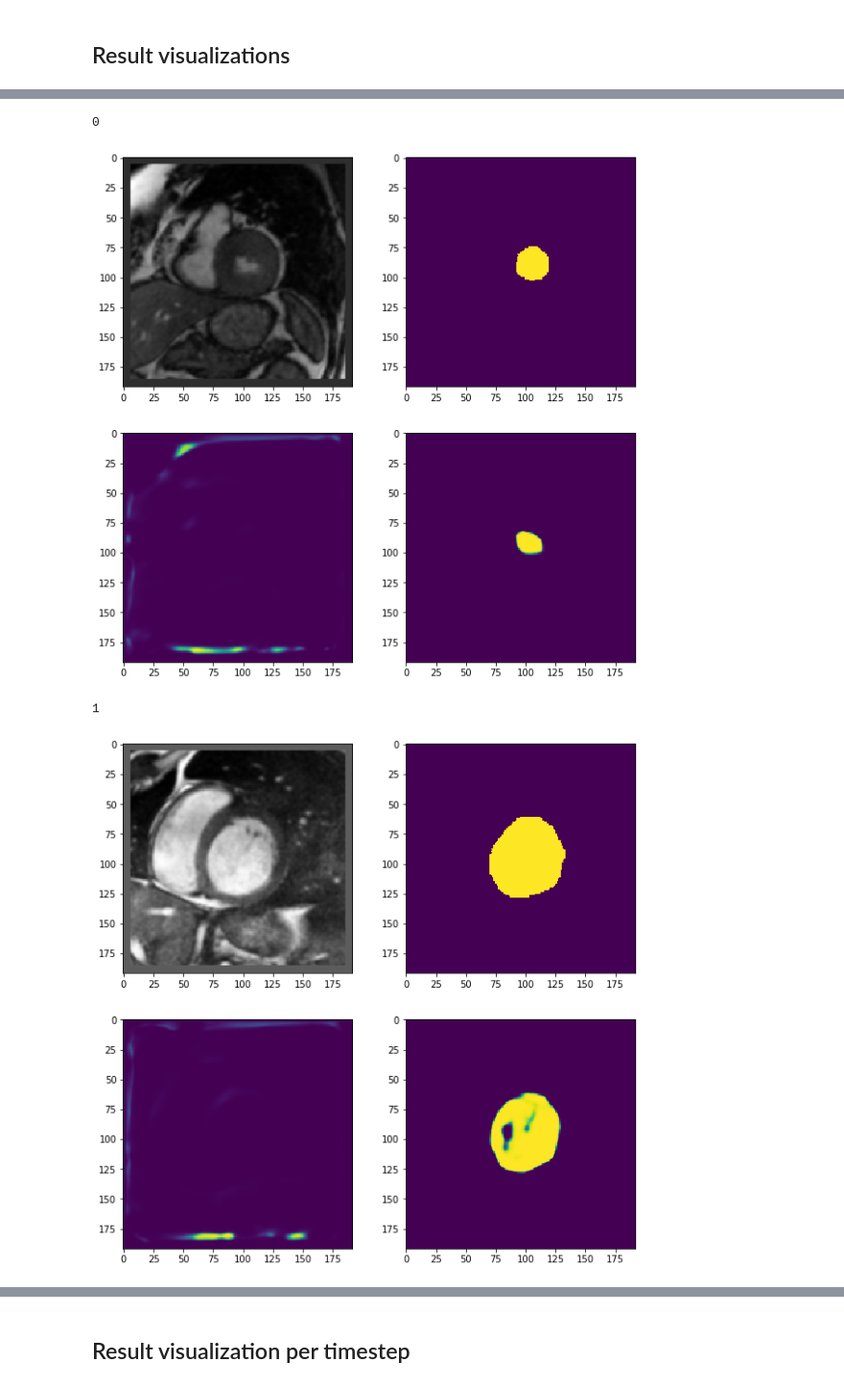
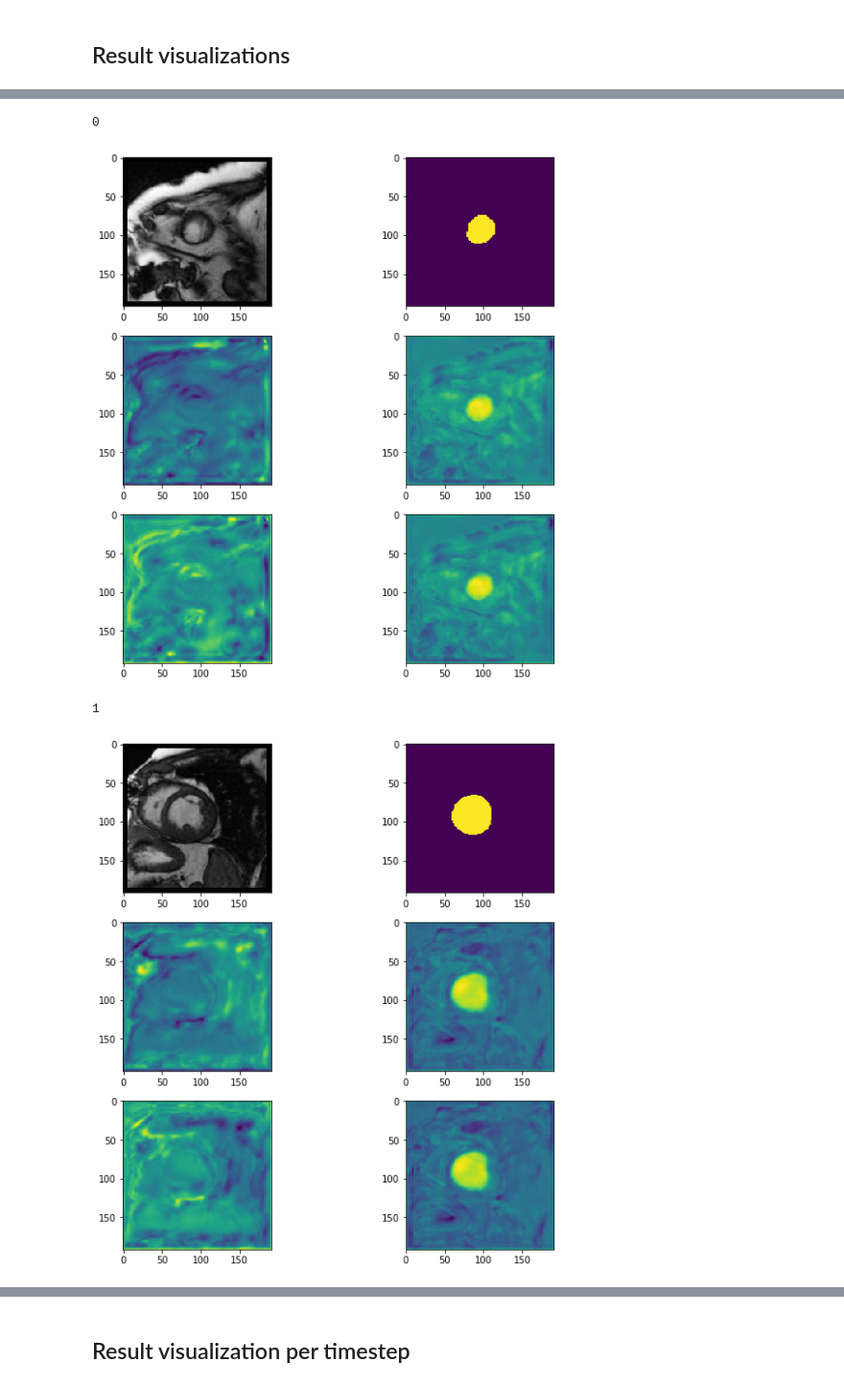
Before and after one commit to jasonliam/gammanet-pytorch, a Jupyter notebook: experiments-comp.ipynb, the cells around one changed output, grey strips where cells are left out. Shown at 96% size. Saved outputs shown, nothing was run; the diff lists cells and outputs as text; code cells hidden in the pictures.

```diff
--- a/experiments-comp.ipynb
+++ b/experiments-comp.ipynb
@@ -101,17 +106,22 @@ from gammanet import GammaNet
 gammanet_config = {
     'in_channels': 1,
     'return_sequences': False,
-    'num_filters': [8, 16, 32, 64, 128],
+    'num_filters': [24, 28, 32, 48, 64],
     'conv_kernel_size': [3, 3, 3, 3, 3],
     'conv_blocksize': [1, 1, 1, 1, 1],
     'conv_normtype': 'instancenorm',
     'conv_dropout_p': 0.2,  # 0.2
     'conv_residual': False,
-    'fgru_hidden_size': [8, 16, 32, 64, 128],
+    'fgru_hidden_size': [24, 28, 32, 48, 64],
     'fgru_kernel_size': [9,  7,  5,  3,  1,  1,  1,  1,  1],
     'fgru_timesteps': 4,
     'fgru_normtype': 'instancenorm',
     'fgru_channel_sym': True,
+    'fgru_attention_args': {
+                "type": "gala",
+                "filters": 5,
+                "layers": 1
+            },
     'upsample_mode': 'bilinear',
     'upsample_all2all': True,
 }
@@ -120,7 +130,8 @@ model = nn.Sequential(
 #     nn.Conv2d(1, 24, 3, padding=1), # Change the number of input channels!
 #     nn.Conv2d(24, 24, 3, padding=1),
     GammaNet(gammanet_config),
-    nn.Conv2d(8, 2, 5, padding=2)  # Change the expected number of output classes!
+    nn.Conv2d(24, 2, 5, padding=2),  # Change the expected number of output classes!
+    nn.Conv2d(2, 2, 1, padding=0)
 )
 
 if torch.cuda.is_available():
@@ -129,7 +140,7 @@ else:
     model = model.double()
 # %%
 load_model = True
-model_file = "models_gn_5/model_e200.pkl"
+model_file = "model_e150.pkl"
 if load_model:
     if torch.cuda.is_available():
         model.load_state_dict(torch.load(model_file))
@@ -157,9 +168,9 @@ for i, (x,y) in enumerate(dl_val):
     with torch.no_grad():
         res_unet = unet(x.float())
         res_gnet = gnet(x.float())
-        res_unet = torch.sigmoid(res_unet)
-        res_gnet = torch.sigmoid(res_gnet)
-        dice_unet += dice_coeff_mc(res_unet.cpu(),y)#,drop_neg_label=True)
-        dice_gnet += dice_coeff_mc(res_gnet.cpu(),y)#,drop_neg_label=True)
+#         res_unet = torch.sigmoid(res_unet)
+#         res_gnet = torch.sigmoid(res_gnet)
+        dice_unet += dice_coeff_mc(res_unet.cpu(), y)
+        dice_gnet += dice_coeff_mc(res_gnet.cpu(), y)
 print(dice_unet/len(dl_val), dice_gnet/len(dl_val))
 # %% [output]
@@ -194,7 +205,7 @@ tensor(0.7048)
 model = gnet
 model.eval()
 with torch.no_grad():
-    res_gnet = model(x)
+    res_gnet = 1-model(x)
     print(dice_coeff_mc(F.sigmoid(res_gnet).cpu(),y,drop_neg_label=True))
     print(nn.CrossEntropyLoss()(res_gnet.cpu(),y.long()))
 # %% [output]
@@ -203,26 +214,26 @@ tensor(0.6918)
 # %%
 # visualize ACDC results
 thres = 0.
-num_classes = 1
+num_classes = 2
 
 for i in range(x.shape[0]):
     print(i)
     plt.figure(figsize=(10,10))
     plt.subplot(num_classes+1,2,1)
     plt.imshow(x[i].numpy()[0], cmap='gray')
     if "y" in dir():
         plt.subplot(num_classes+1,2,2)
         plt.imshow(y[i])
     for j in range(num_classes):
         plt.subplot(num_classes+1,2,2+2*j+1)
-        plt.imshow(F.sigmoid(res_unet).cpu().detach().numpy()[i,1+j])
+        plt.imshow((res_unet).cpu().detach().numpy()[i,j])
         plt.subplot(num_classes+1,2,2+2*j+2)
-        plt.imshow(F.sigmoid(res_gnet).cpu().detach().numpy()[i,1+j])
+        plt.imshow((res_gnet).cpu().detach().numpy()[i,j])
 #         plt.colorbar()
     plt.show()
 # %% [output]
 0
-[figure, old version]
+[figure, new version]
 1
-[figure, old version]
+[figure, new version]
 2
```
Also changed, not shown: parts of 9 cells of this notebook, 2 other files.
